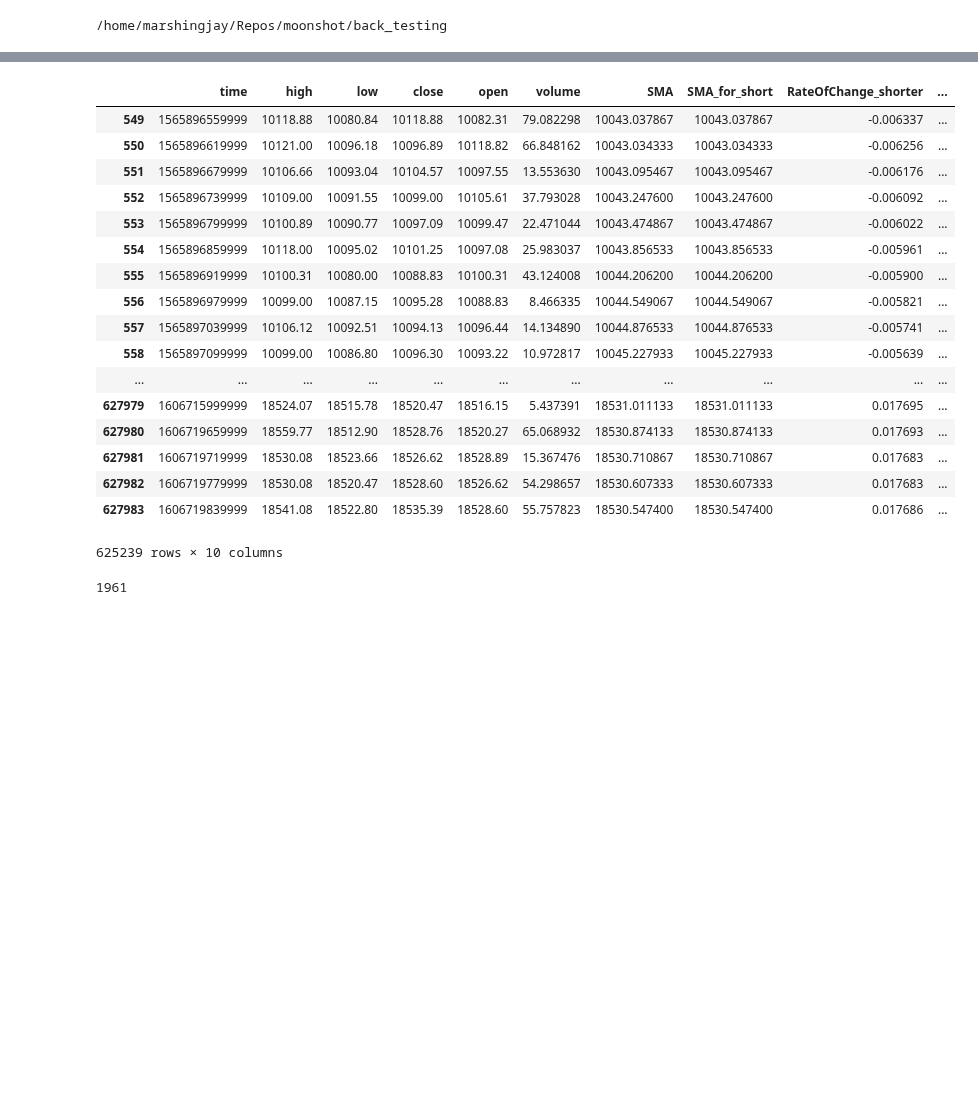
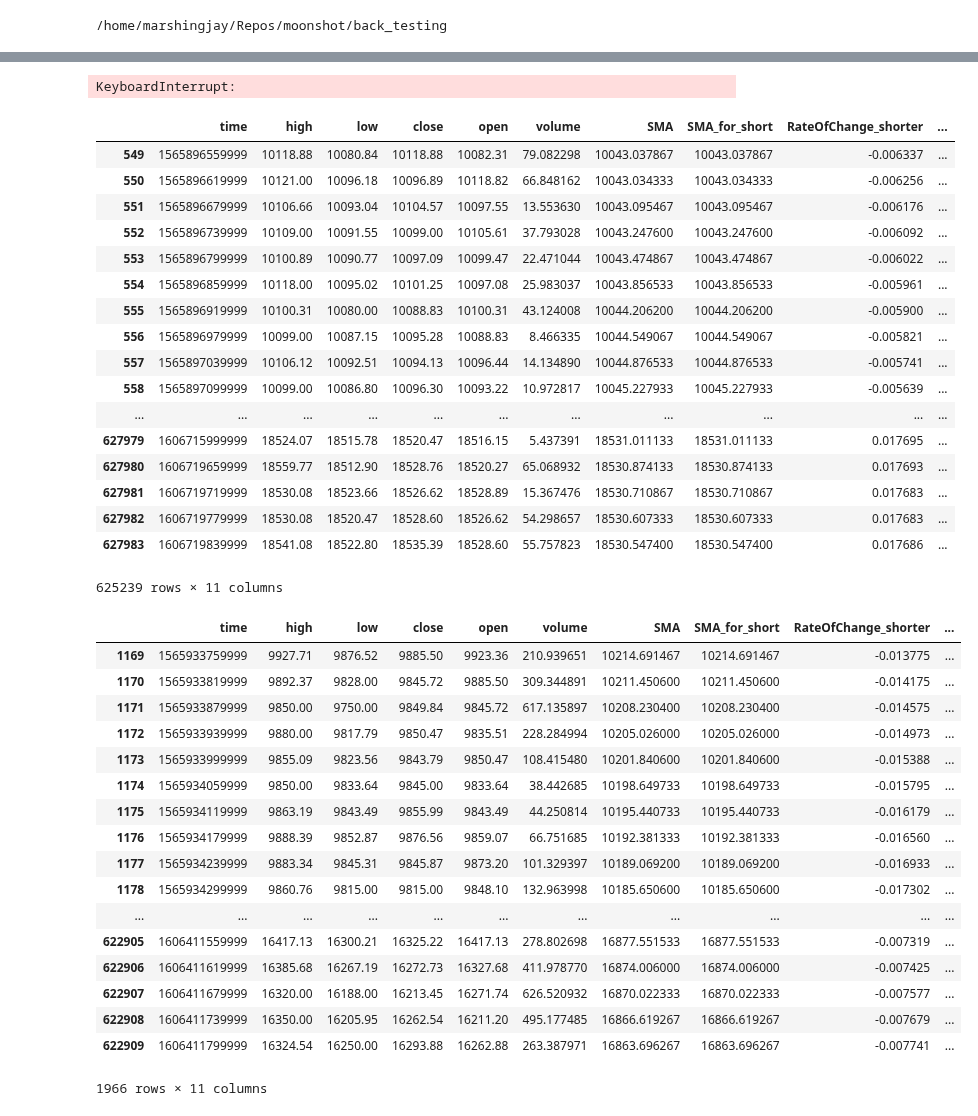
Before and after one commit to lowrollr/moonshot, a Jupyter notebook: back_testing/v2/research/notebooks/bad_points_classifier/bad_points.ipynb, the cells around one changed output, grey strips where cells are left out. Drawn from its saved outputs; the diff is of its cells as text; code cells hidden in the pictures; blank space fills up the shorter version.

```diff
--- a/back_testing/v2/research/notebooks/bad_points_classifier/bad_points.ipynb
+++ b/back_testing/v2/research/notebooks/bad_points_classifier/bad_points.ipynb
@@ -25,6 +25,7 @@ nu = notebookUtils()
 model_name = "skunk"
 # %%
 def simulate_all_trades(dataset, strategy):
+    dataset['is_potential_buy'] = False
     coin = 'COIN'
     generic_strategy = strategy([coin])
     opened_trades = dict()
@@ -37,6 +38,7 @@ def simulate_all_trades(dataset, strategy):
                 closed_trades[tick] = (row.close/opened_trades[tick][1]) - 1
                 del opened_trades[tick]
         if generic_strategy.calc_entry(row, coin):
+            dataset.loc[(dataset.time == row.time),'is_potential_buy']=True
             opened_trades[row.time] = (generic_strategy, row.close)
             generic_strategy = strategy([coin])
 
@@ -48,7 +50,7 @@ dataset, features, indicators = nu.loadData(indicators=[('SMA','close',''),('SMA
                             param_spec={
                                 'SMA':{'period':150},
                                 'SMA_for_short':{'period':30},
-                                'RateOfChangeShorter':{'period':45},
+                                'RateOfChange_shorter':{'period':45},
                                 },
                             spans=[],)
 # %% [output]
@@ -61,5 +74,7 @@ Loading data from chunk 4...
 # %%
 simulate_all_trades(dataset, Atlas_v1_2)
+# %% [output]
+KeyboardInterrupt:
 # %%
 dataset
 # %% [output]
@@ -80,8 +95,27 @@ dataset
 | 627981 | 1606719719999 | 18530.08 | 18523.66 | 18526.62 | 18528.89 | 15.367476 | 18530.710867 | 18530.710867 | 0.017683 | ... |
 | 627982 | 1606719779999 | 18530.08 | 18520.47 | 18528.60 | 18526.62 | 54.298657 | 18530.607333 | 18530.607333 | 0.017683 | ... |
 | 627983 | 1606719839999 | 18541.08 | 18522.80 | 18535.39 | 18528.60 | 55.757823 | 18530.547400 | 18530.547400 | 0.017686 | ... |
-625239 rows × 10 columns
+625239 rows × 11 columns
-# %%
-len(dataset['simul_profit'].unique())
-# %% [output]
-1961
+# %%
+is_buy_opp = dataset[dataset['is_potential_buy'] == True]
+# %%
+is_buy_opp
+# %% [output]
+|  | time | high | low | close | open | volume | SMA | SMA_for_short | RateOfChange_shorter | ... |
+| 1169 | 1565933759999 | 9927.71 | 9876.52 | 9885.50 | 9923.36 | 210.939651 | 10214.691467 | 10214.691467 | -0.013775 | ... |
+| 1170 | 1565933819999 | 9892.37 | 9828.00 | 9845.72 | 9885.50 | 309.344891 | 10211.450600 | 10211.450600 | -0.014175 | ... |
+| 1171 | 1565933879999 | 9850.00 | 9750.00 | 9849.84 | 9845.72 | 617.135897 | 10208.230400 | 10208.230400 | -0.014575 | ... |
+| 1172 | 1565933939999 | 9880.00 | 9817.79 | 9850.47 | 9835.51 | 228.284994 | 10205.026000 | 10205.026000 | -0.014973 | ... |
+| 1173 | 1565933999999 | 9855.09 | 9823.56 | 9843.79 | 9850.47 | 108.415480 | 10201.840600 | 10201.840600 | -0.015388 | ... |
+| 1174 | 1565934059999 | 9850.00 | 9833.64 | 9845.00 | 9833.64 | 38.442685 | 10198.649733 | 10198.649733 | -0.015795 | ... |
+| 1175 | 1565934119999 | 9863.19 | 9843.49 | 9855.99 | 9843.49 | 44.250814 | 10195.440733 | 10195.440733 | -0.016179 | ... |
+| 1176 | 1565934179999 | 9888.39 | 9852.87 | 9876.56 | 9859.07 | 66.751685 | 10192.381333 | 10192.381333 | -0.016560 | ... |
+| 1177 | 1565934239999 | 9883.34 | 9845.31 | 9845.87 | 9873.20 | 101.329397 | 10189.069200 | 10189.069200 | -0.016933 | ... |
+| 1178 | 1565934299999 | 9860.76 | 9815.00 | 9815.00 | 9848.10 | 132.963998 | 10185.650600 | 10185.650600 | -0.017302 | ... |
+| ... | ... | ... | ... | ... | ... | ... | ... | ... | ... | ... |
+| 622905 | 1606411559999 | 16417.13 | 16300.21 | 16325.22 | 16417.13 | 278.802698 | 16877.551533 | 16877.551533 | -0.007319 | ... |
+| 622906 | 1606411619999 | 16385.68 | 16267.19 | 16272.73 | 16327.68 | 411.978770 | 16874.006000 | 16874.006000 | -0.007425 | ... |
+| 622907 | 1606411679999 | 16320.00 | 16188.00 | 16213.45 | 16271.74 | 626.520932 | 16870.022333 | 16870.022333 | -0.007577 | ... |
+| 622908 | 1606411739999 | 16350.00 | 16205.95 | 16262.54 | 16211.20 | 495.177485 | 16866.619267 | 16866.619267 | -0.007679 | ... |
+| 622909 | 1606411799999 | 16324.54 | 16250.00 | 16293.88 | 16262.88 | 263.387971 | 16863.696267 | 16863.696267 | -0.007741 | ... |
+1966 rows × 11 columns
```
Also changed, not shown: parts of 1 cell of this notebook, 2 other files.
